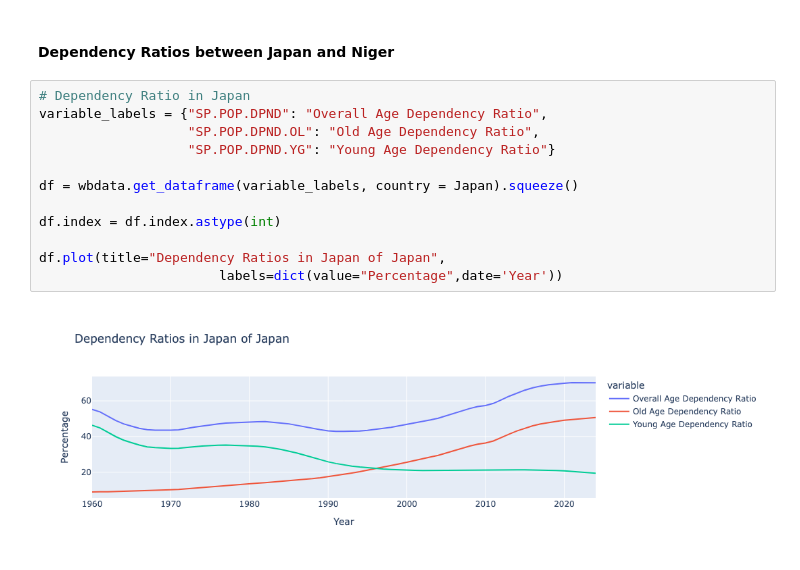
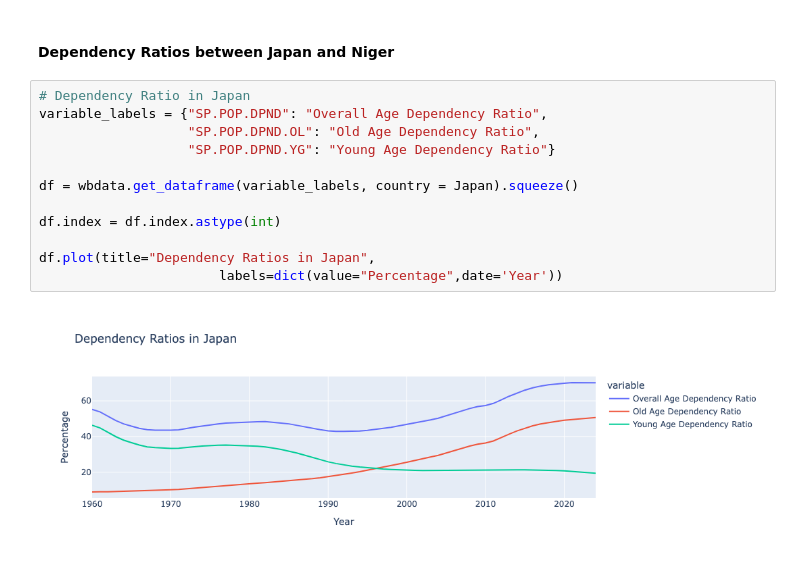
Before and after one commit to nataliee8/EEP-153-Project-1, a Jupyter notebook: proj1_notebook.ipynb, the cells around one changed output. Drawn from its saved outputs; the diff is of its cells as text.

```diff
--- a/proj1_notebook.ipynb
+++ b/proj1_notebook.ipynb
@@ -254,17 +254,17 @@ df.plot(title="Precentages of Rural Population of Japan and Niger",
 # %%
 # Dependency Ratio in Japan
 variable_labels = {"SP.POP.DPND": "Overall Age Dependency Ratio",
                    "SP.POP.DPND.OL": "Old Age Dependency Ratio",
                    "SP.POP.DPND.YG": "Young Age Dependency Ratio"}
 
 df = wbdata.get_dataframe(variable_labels, country = Japan).squeeze()
 
 df.index = df.index.astype(int)
 
-df.plot(title="Dependency Ratios in Japan of Japan",
+df.plot(title="Dependency Ratios in Japan",
                        labels=dict(value="Percentage",date='Year'))
 # %% [output]
-[figure, old version]
+[figure, new version]
 # %%
 # Dependency Ratios in Niger
 variable_labels = {"SP.POP.DPND": "Overall Age Dependency Ratio",
```
Also changed, not shown: parts of 8 cells of this notebook.
